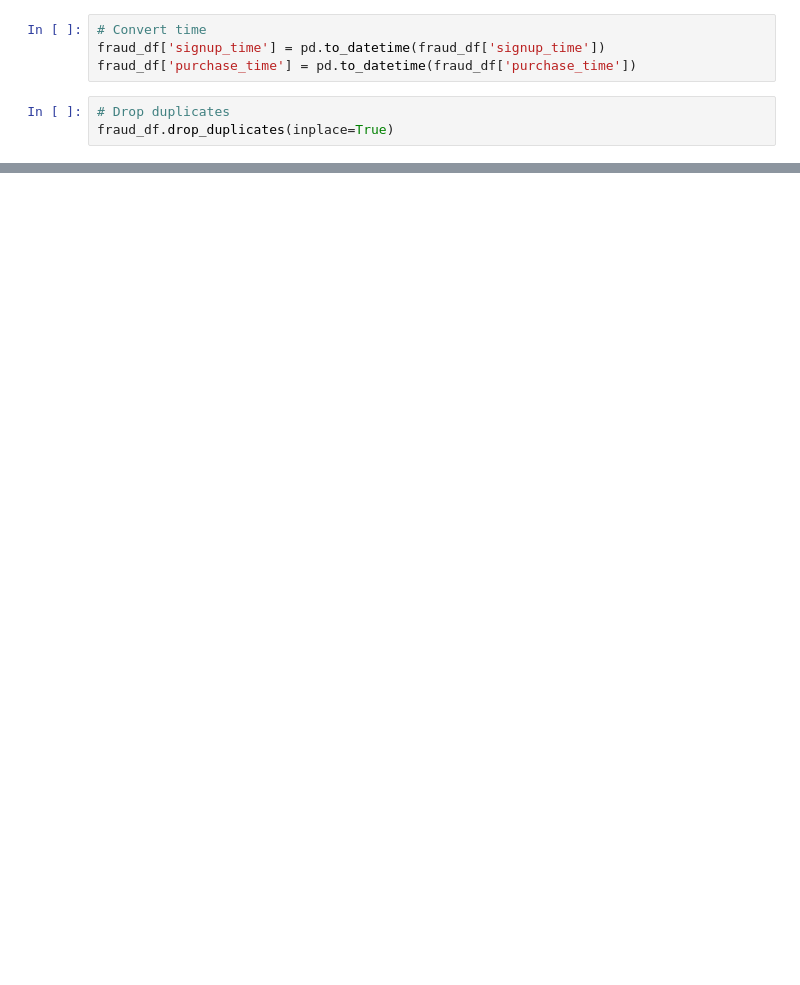
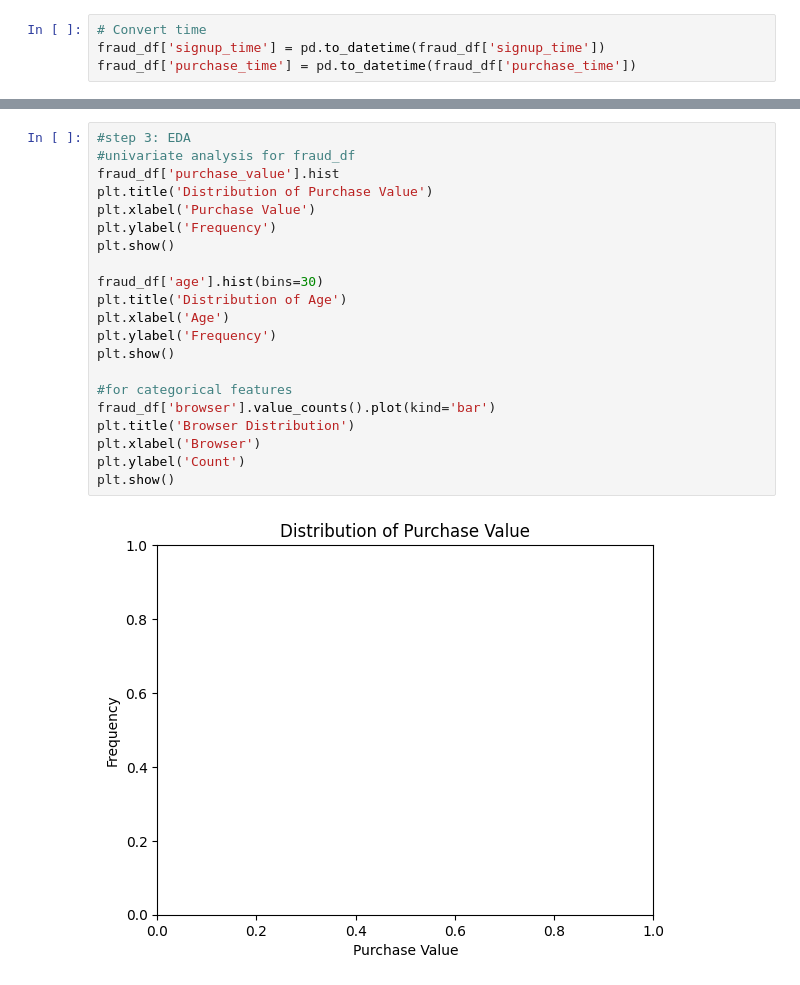
Before and after one commit to bezawitsebsibe/fraud-detection-project, a Jupyter notebook: notebooks/1-data-cleaning.ipynb, the cells around one changed output, grey strips where cells are left out. Saved outputs shown, nothing was run; the diff lists cells and outputs as text; blank space fills up the shorter version.

```diff
--- a/notebooks/1-data-cleaning.ipynb
+++ b/notebooks/1-data-cleaning.ipynb
@@ -59,9 +65,6 @@ dtype: int64
 # Convert time
 fraud_df['signup_time'] = pd.to_datetime(fraud_df['signup_time'])
 fraud_df['purchase_time'] = pd.to_datetime(fraud_df['purchase_time'])
-# %%
-# Drop duplicates
-fraud_df.drop_duplicates(inplace=True)
 # %%
 #credit card Data
 credit_df.info()
@@ -109,0 +173,23 @@ fraud_df['time_since_signup'] = (fraud_df['purchase_time'] - fraud_df['signup_ti
+# %%
+#step 3: EDA
+#univariate analysis for fraud_df
+fraud_df['purchase_value'].hist
+plt.title('Distribution of Purchase Value')
+plt.xlabel('Purchase Value')
+plt.ylabel('Frequency')
+plt.show()
+
+fraud_df['age'].hist(bins=30)
+plt.title('Distribution of Age')
+plt.xlabel('Age')
+plt.ylabel('Frequency')
+plt.show()
+
+#for categorical features
+fraud_df['browser'].value_counts().plot(kind='bar')
+plt.title('Browser Distribution')
+plt.xlabel('Browser')
+plt.ylabel('Count')
+plt.show()
+# %% [output]
+[figure, added]
```
Also changed, not shown: parts of 29 cells of this notebook.
